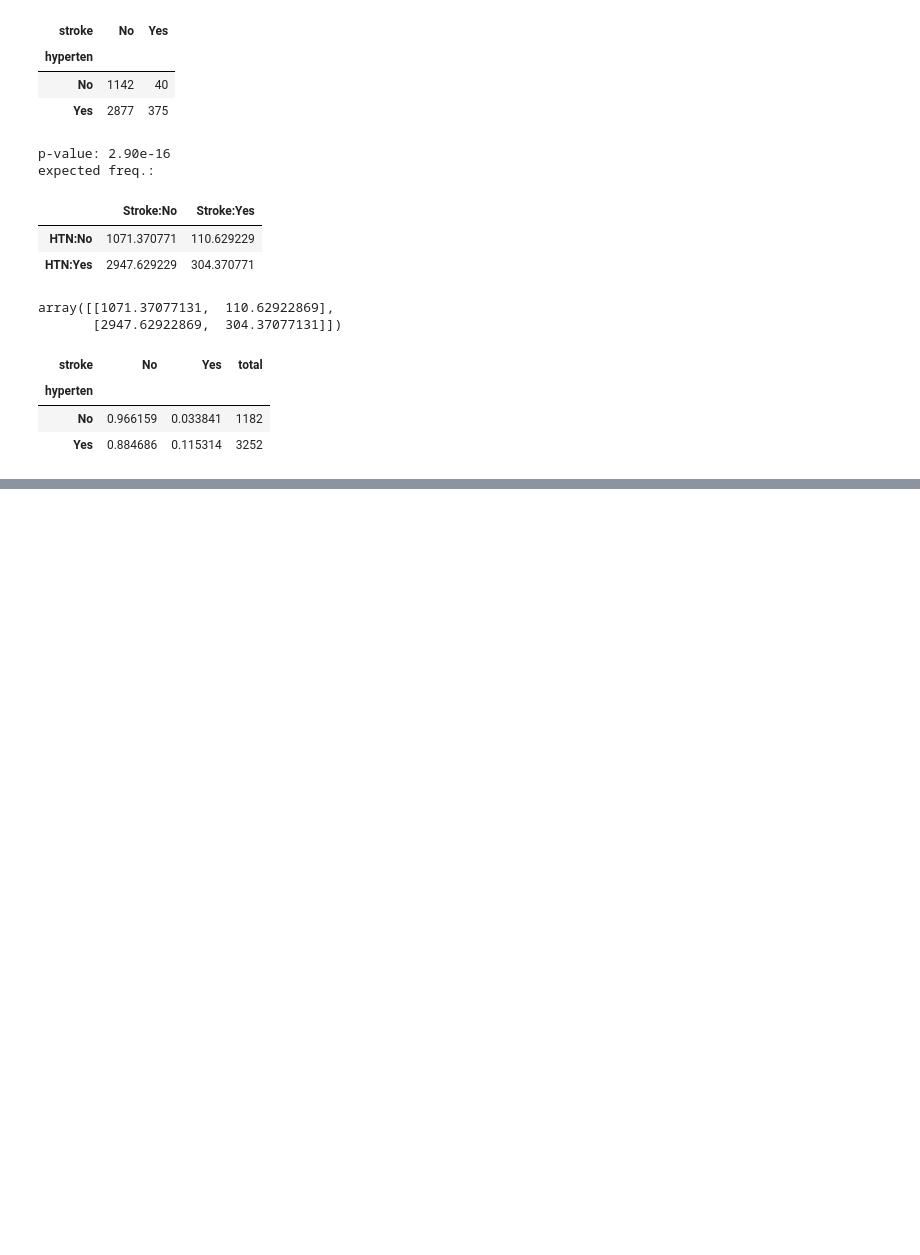
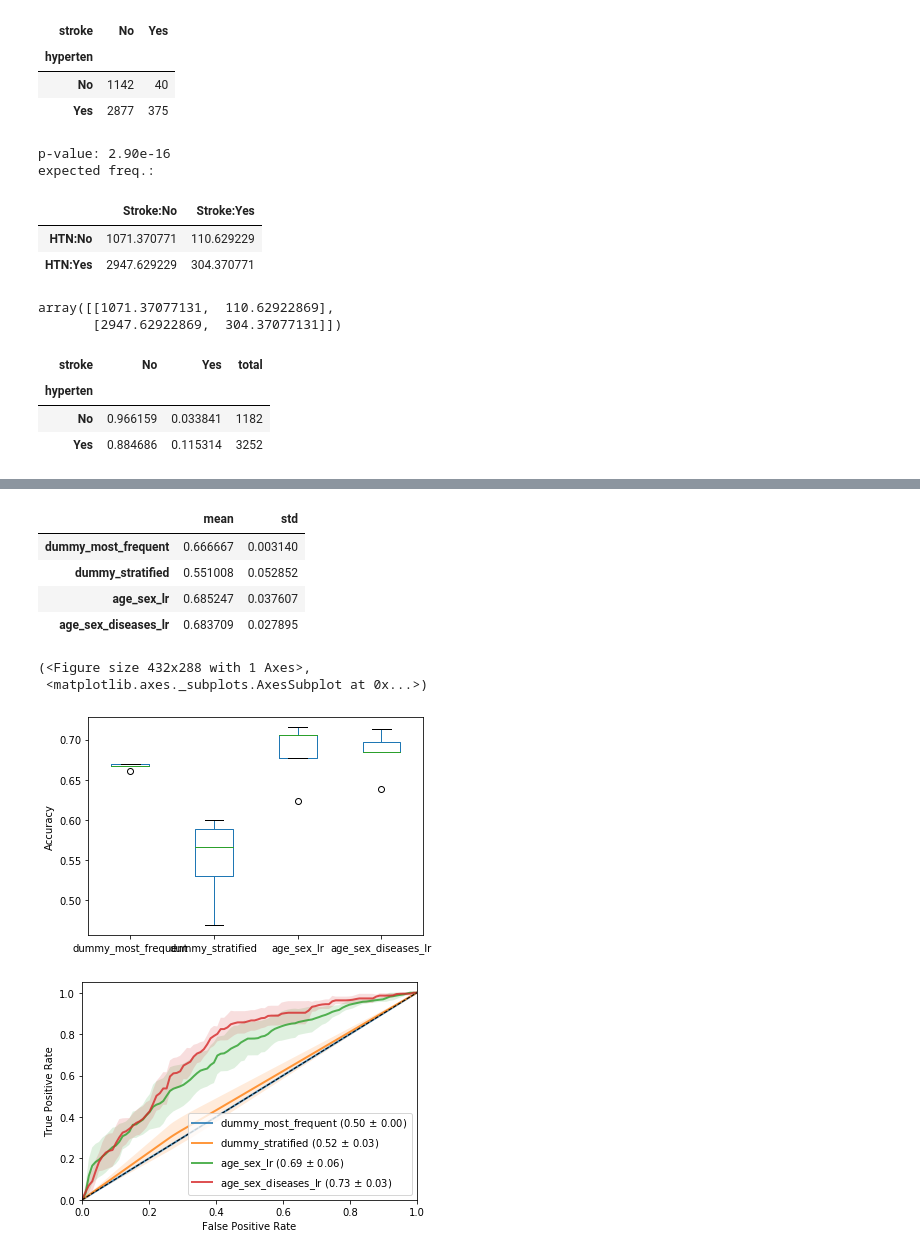
Before and after one commit to dst1/medical_data_science_workshop, a Jupyter notebook: Sadna2_Sklearn_Statsmodels.ipynb, the cells around one changed output, grey strips where cells are left out. Saved outputs shown, nothing was run; the diff lists cells and outputs as text; code cells hidden in the pictures; blank space fills up the shorter version.

```diff
--- a/Sadna2_Sklearn_Statsmodels.ipynb
+++ b/Sadna2_Sklearn_Statsmodels.ipynb
@@ -166,0 +439,25 @@ chi_table
+# %%
+name = "age_sex_diseases_lr"
+clf =  Pipeline([('transform', ColumnTransformer([("age", MinMaxScaler(), ['age1']),
+                                                  ("sex", "passthrough", ['male','female']),
+                                                  ('diseases', 'passthrough', ["cursmoke1","diabetes1","bpmeds1",
+                                                                               "prevchd1","prevap1","prevmi1","prevstrk1",
+                                                                               "prevhyp1"])],
+                                                 remainder='drop')
+                 ),
+               ('lr', LogisticRegression(penalty='none'))])
+
+res = train_clf(clf, res, name)
+# %%
+plot_acc(res)
+plot_roc(res)
+# %% [output]
+|  | mean | std |
+| dummy_most_frequent | 0.666667 | 0.003140 |
+| dummy_stratified | 0.551008 | 0.052852 |
+| age_sex_lr | 0.685247 | 0.037607 |
+| age_sex_diseases_lr | 0.683709 | 0.027895 |
+(<Figure size 432x288 with 1 Axes>,
+ <matplotlib.axes._subplots.AxesSubplot at 0x...>)
+[figure, added]
+[figure, added]
```
Also changed, not shown: parts of 37 cells of this notebook.
